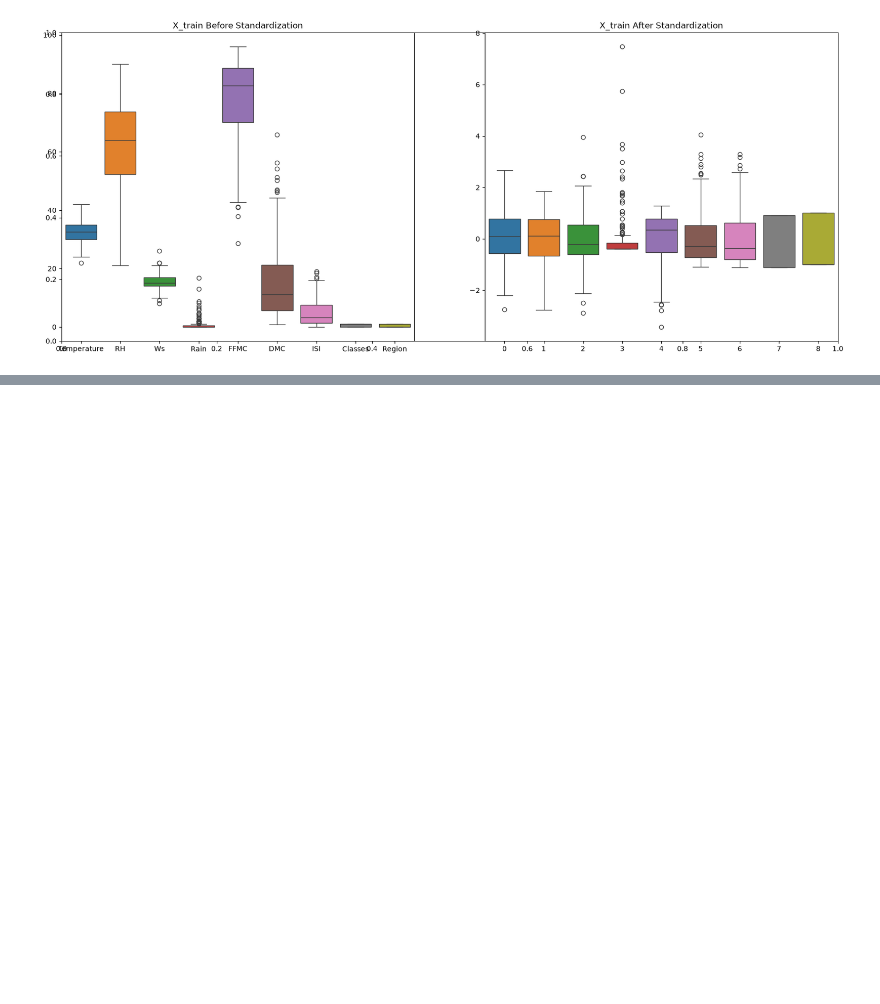
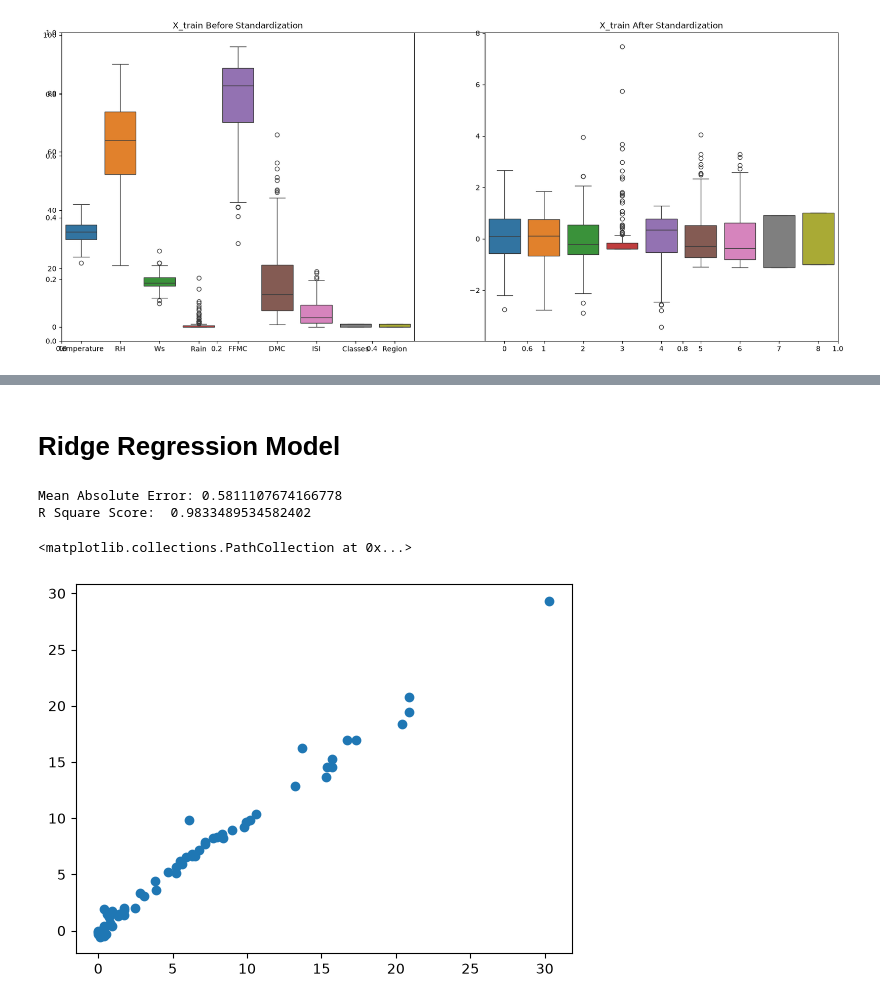
Before and after one commit to SVyeole08/Machine-Learning, a Jupyter notebook: 4.1_Model_Training.ipynb, the cells around one changed output, grey strips where cells are left out. Drawn from its saved outputs; the diff is of its cells as text; code cells hidden in the pictures; blank space fills up the shorter version.

```diff
--- a/4.1_Model_Training.ipynb
+++ b/4.1_Model_Training.ipynb
@@ -88,0 +130,18 @@ Text(0.5, 1.0, 'X_train After Standardization')
+# %% [markdown]
+# Ridge Regression Model
+# %%
+from sklearn.linear_model import Ridge
+
+rdg = Ridge()
+rdg.fit(X_train_scaled, y_train)
+y_pred = rdg.predict(X_test_scaled)
+mae = mean_absolute_error(y_test, y_pred)
+score = r2_score(y_test, y_pred)
+print("Mean Absolute Error:", mae)
+print("R Square Score: ", score)
+plt.scatter(y_test, y_pred)
+# %% [output]
+Mean Absolute Error: 0.5811107674166778
+R Square Score:  0.9833489534582402
+<matplotlib.collections.PathCollection at 0x...>
+[figure, added]
```
Also changed, not shown: parts of 12 cells of this notebook.
